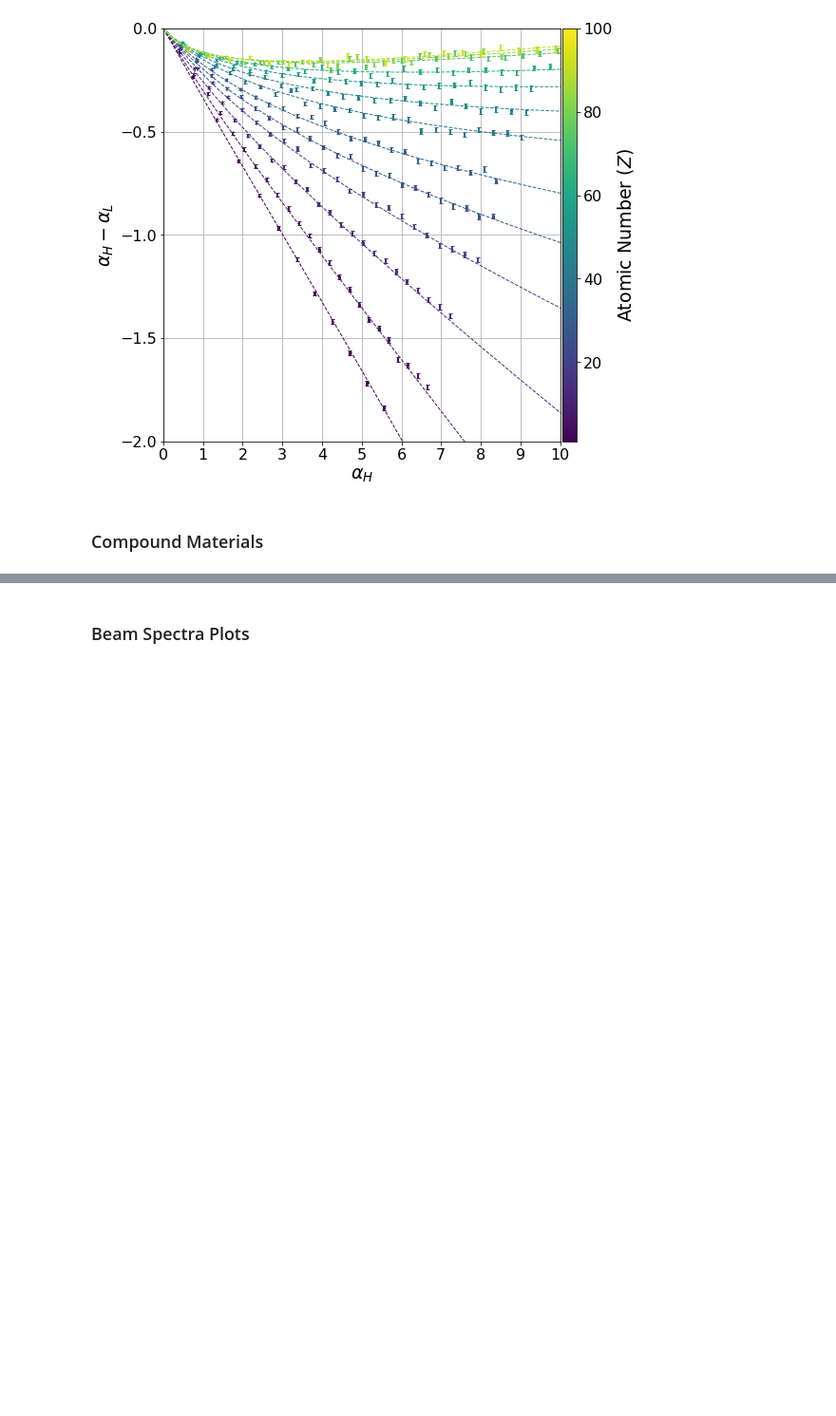
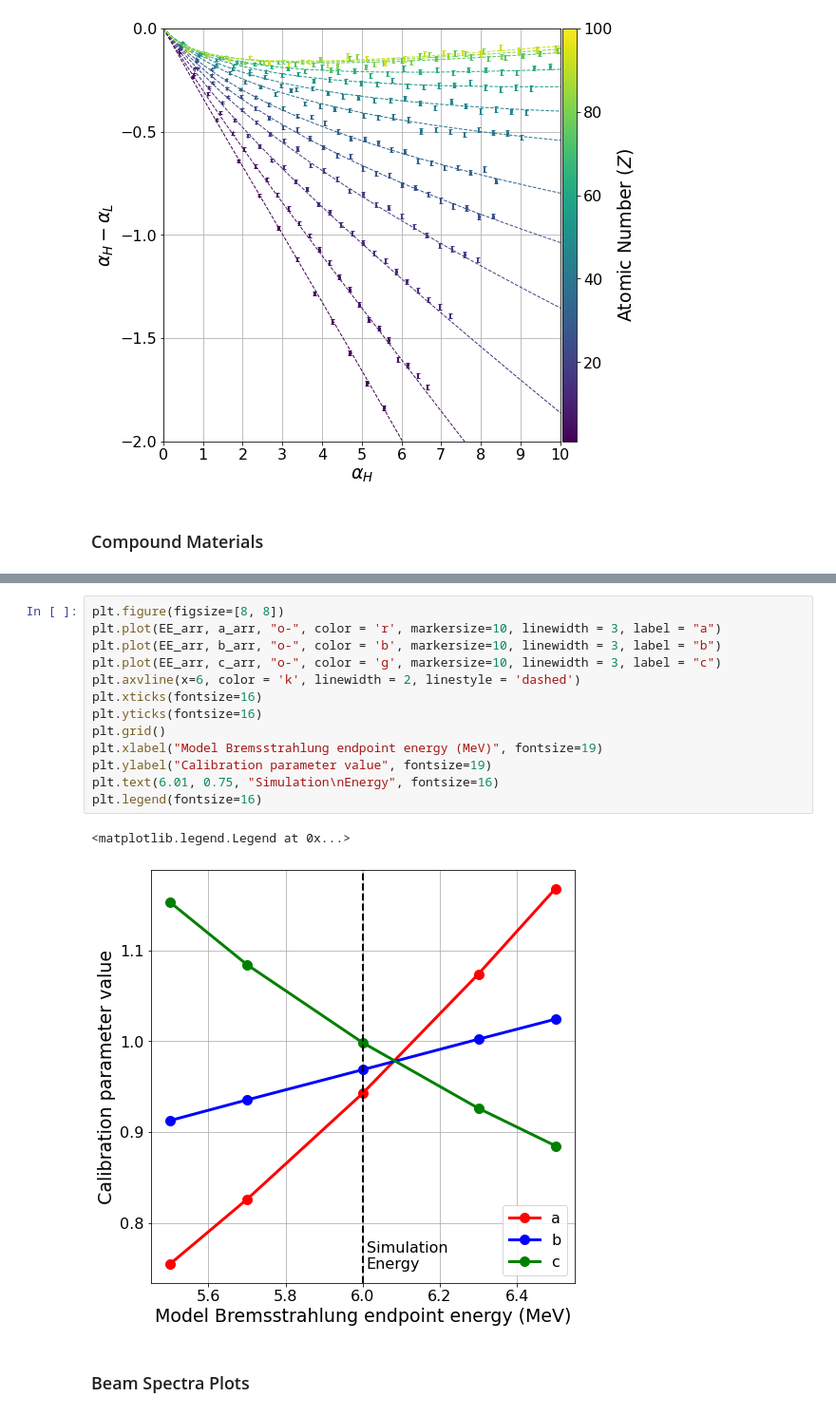
Before and after one commit to plalor/semiempirical_transparency, a Jupyter notebook: analysis/Semiempirical.ipynb, the cells around one changed output, grey strips where cells are left out. Shown at 95% size. Drawn from its saved outputs; the diff is of its cells as text; blank space fills up the shorter version.

```diff
--- a/analysis/Semiempirical.ipynb
+++ b/analysis/Semiempirical.ipynb
@@ -669,3 +687,19 @@ plt.savefig(outfile + "alpha_curve_compound.svg", bbox_inches = "tight")
+# %%
+plt.figure(figsize=[8, 8])
+plt.plot(EE_arr, a_arr, "o-", color = 'r', markersize=10, linewidth = 3, label = "a")
+plt.plot(EE_arr, b_arr, "o-", color = 'b', markersize=10, linewidth = 3, label = "b")
+plt.plot(EE_arr, c_arr, "o-", color = 'g', markersize=10, linewidth = 3, label = "c")
+plt.axvline(x=6, color = 'k', linewidth = 2, linestyle = 'dashed')
+plt.xticks(fontsize=16)
+plt.yticks(fontsize=16)
+plt.grid()
+plt.xlabel("Model Bremsstrahlung endpoint energy (MeV)", fontsize=19)
+plt.ylabel("Calibration parameter value", fontsize=19)
+plt.text(6.01, 0.75, "Simulation\nEnergy", fontsize=16)
+plt.legend(fontsize=16)
+# %% [output]
+<matplotlib.legend.Legend at 0x...>
+[figure, added]
 # %% [markdown]
 ### Beam Spectra Plots
 # %%
```
Also changed, not shown: parts of 7 cells of this notebook, 2 other files.
